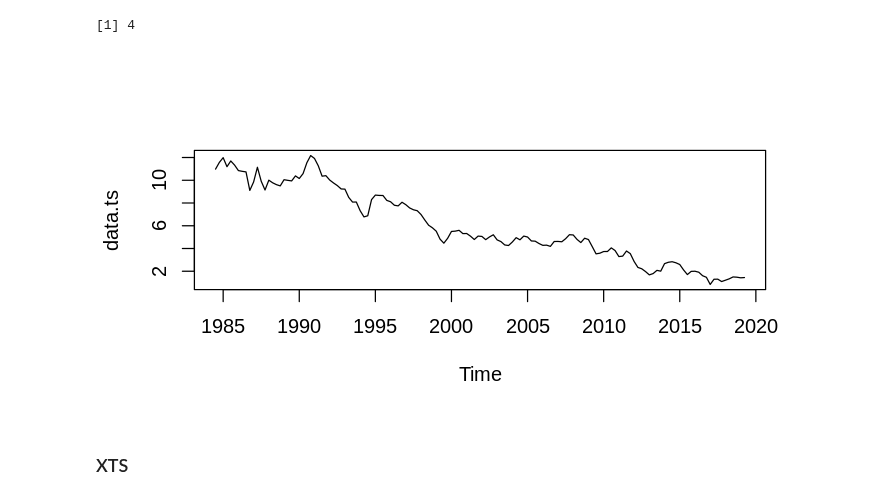
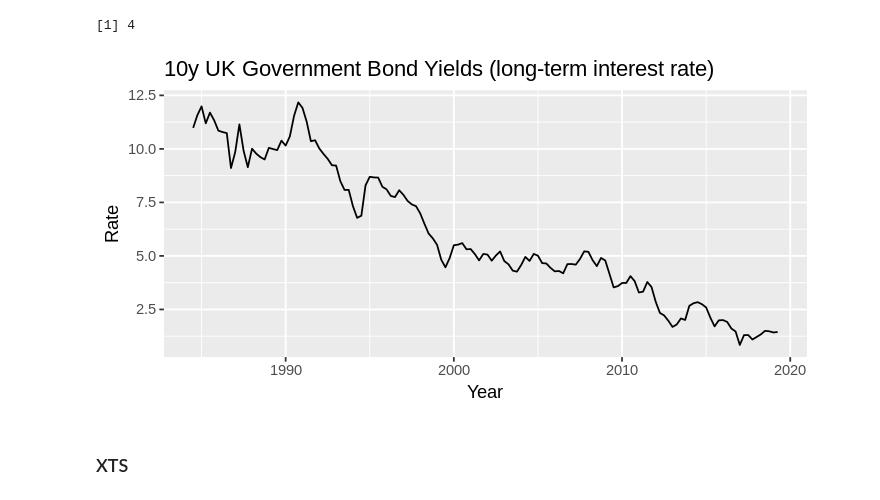
Before and after one commit to snowch-notes/statistics-old, a Jupyter notebook: timeseries_r/load_data_with_ts_and_xts.ipynb, the cells around one changed output. Saved outputs shown, nothing was run; the diff lists cells and outputs as text; code cells hidden in the pictures.

Commit message:
switch to autoplot

```diff
--- a/timeseries_r/load_data_with_ts_and_xts.ipynb
+++ b/timeseries_r/load_data_with_ts_and_xts.ipynb
@@ -62,12 +73,13 @@ data.ts = ts(data$Rate, start = c(1984, 03), frequency = 4)
 frequency(data.ts)
 # %% [output]
 [1] 4
-# %%
-library(repr)
-options(repr.plot.width=6, repr.plot.height=3)
-plot(data.ts)
-# %% [output]
-[figure, removed]
+# %%
+autoplot(data.ts) +
+  ggtitle("10y UK Government Bond Yields (long-term interest rate)") +
+  xlab("Year") +
+  ylab("Rate")
+# %% [output]
+[figure, added]
 # %% [markdown]
 ### XTS
 # %%
```
Also changed, not shown: parts of 7 cells of this notebook.
